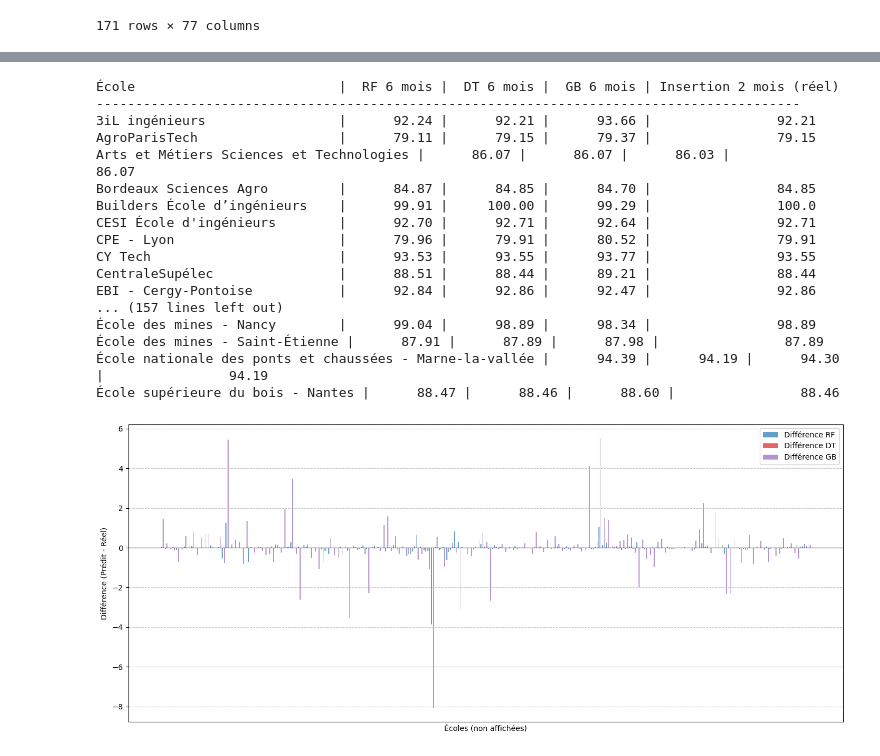
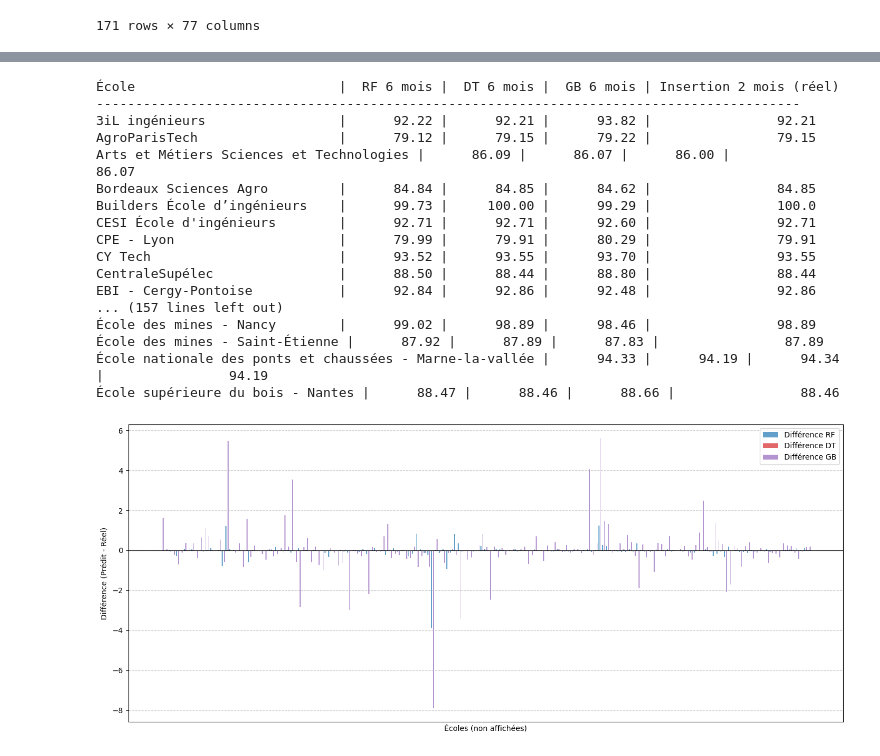
Before and after one commit to LucasKoc/ST2MLE-PRJ, a Jupyter notebook: scrapping_numerical.ipynb, the cells around one changed output, grey strips where cells are left out. Drawn from its saved outputs; the diff is of its cells as text; code cells hidden in the pictures.

```diff
--- a/scrapping_numerical.ipynb
+++ b/scrapping_numerical.ipynb
@@ -289,6 +314,10 @@ def export_df_to_csv(df, filename):
 # %%
 import pandas as pd
-from sklearn.ensemble import RandomForestRegressor, HistGradientBoostingRegressor, GradientBoostingRegressor
+from sklearn.ensemble import (
+    RandomForestRegressor,
+    HistGradientBoostingRegressor,
+    GradientBoostingRegressor,
+)
 from sklearn.tree import DecisionTreeRegressor
 import matplotlib.pyplot as plt
 import numpy as np
@@ -296,20 +325,19 @@ import numpy as np
 # Colonnes explicatives pertinentes
 features = [
     'note_brute_insertion_à_deux_mois',
-    'note_brute_salaire_à_la_sortie',
-    "note_brute_diplômés_en_poste_à_l'international",
+    'note_brute_diplômés_en_poste_à_l\'international',
     'note_brute_forums_entreprises',
     'note_brute_label_dd&rs',
     'note_brute_masse_et_encadrement_des_doctorants',
     'note_brute_moyenne_au_bac_des_intégrés',
     'note_brute_ouverture_sociale',
-    'note_brute_parité_au_sein_de_la_promotion_(hommes/femmes)',
-    "note_brute_part_d'enseignants-chercheurs",
+    'note_brute_part_d\'enseignants-chercheurs',
     'note_brute_politique_de_chaires',
     "note_brute_pourcentage_d'étudiants_internationaux",
-    'note_brute_réputation_internationale',
-    "note_brute_taux_d'alternants",
+    'note_brute_taux_d\'alternants',
     'note_brute_étudiants_rémunérés_pendant_leurs_études',
+    'note_brute_part_etudiant_hommes',
+    'note_brute_part_etudiant_femmes',
 ]
 
 # Préparation des données
@@ -318,7 +346,9 @@ X = X.fillna(X.mean())
 
 ecoles = df["ecole"] if "ecole" in df.columns else [f"École {i}" for i in range(len(df))]
 
-y_proxy = df['note_brute_insertion_à_deux_mois'].fillna(df['note_brute_insertion_à_deux_mois'].mean())
+y_proxy = df['note_brute_insertion_à_deux_mois'].fillna(
+    df['note_brute_insertion_à_deux_mois'].mean()
+)
 
 # Pas de split ici puisque tu entraînes sur toutes les données
 
@@ -341,12 +371,16 @@ y_pred_dt = model_dt.predict(X)
 y_pred_gb = model_gb.predict(X)
 
 # Affichage des prédictions
-print(f"{'École':30} | {'RF 6 mois':>10} | {'DT 6 mois':>10} | {'GB 6 mois':>10} | {'Insertion 2 mois (réel)':>20}")
-print("-"*90)
+print(
+    f"{'École':30} | {'RF 6 mois':>10} | {'DT 6 mois':>10} | {'GB 6 mois':>10} | {'Insertion 2 mois (réel)':>20}"
+)
+print("-" * 90)
 for nom_ecole, pred_rf, pred_dt, pred_gb in zip(ecoles, y_pred_rf, y_pred_dt, y_pred_gb):
     vrai_2_mois = df.loc[df['ecole'] == nom_ecole, 'note_brute_insertion_à_deux_mois'].values
     vrai_2_mois = vrai_2_mois[0] if len(vrai_2_mois) > 0 else None
-    print(f"{nom_ecole:30} | {pred_rf:10.2f} | {pred_dt:10.2f} | {pred_gb:10.2f} | {str(vrai_2_mois):>20}")
+    print(
+        f"{nom_ecole:30} | {pred_rf:10.2f} | {pred_dt:10.2f} | {pred_gb:10.2f} | {str(vrai_2_mois):>20}"
+    )
 
 # Vraies valeurs pour correspondre aux écoles
 vrais_2_mois = []
@@ -356,45 +390,45 @@ for nom_ecole in ecoles:
 
 x = np.arange(len(ecoles))
 width = 0.25
 
 # Calcul des différences pour chaque modèle
 differences_rf = np.array(y_pred_rf) - np.array(vrais_2_mois)
 differences_dt = np.array(y_pred_dt) - np.array(vrais_2_mois)
 differences_gb = np.array(y_pred_gb) - np.array(vrais_2_mois)
 
 plt.figure(figsize=(14, 6))
 
 plt.bar(x - width, differences_rf, width, label='Différence RF', color='tab:blue', alpha=0.7)
 plt.bar(x, differences_dt, width, label='Différence DT', color='tab:red', alpha=0.7)
 plt.bar(x + width, differences_gb, width, label='Différence GB', color='tab:purple', alpha=0.7)
 
 plt.axhline(0, color='black', linewidth=0.8)
 plt.ylabel('Différence (Prédit - Réel)')
 plt.xlabel('Écoles (non affichées)')
 plt.legend()
 plt.grid(True, axis='y', linestyle='--', alpha=0.7)
 
 # Ne pas afficher les labels x pour plus de lisibilité
 plt.xticks([])
 
 plt.tight_layout()
 plt.show()
 # %% [output]
 École                          |  RF 6 mois |  DT 6 mois |  GB 6 mois | Insertion 2 mois (réel)
 ------------------------------------------------------------------------------------------
-3iL ingénieurs                 |      92.24 |      92.21 |      93.66 |                92.21
-AgroParisTech                  |      79.11 |      79.15 |      79.37 |                79.15
-Arts et Métiers Sciences et Technologies |      86.07 |      86.07 |      86.03 |                86.07
-Bordeaux Sciences Agro         |      84.87 |      84.85 |      84.70 |                84.85
-Builders École d’ingénieurs    |      99.91 |     100.00 |      99.29 |                100.0
-CESI École d'ingénieurs        |      92.70 |      92.71 |      92.64 |                92.71
-CPE - Lyon                     |      79.96 |      79.91 |      80.52 |                79.91
-CY Tech                        |      93.53 |      93.55 |      93.77 |                93.55
-CentraleSupélec                |      88.51 |      88.44 |      89.21 |                88.44
-EBI - Cergy-Pontoise           |      92.84 |      92.86 |      92.47 |                92.86
+3iL ingénieurs                 |      92.22 |      92.21 |      93.82 |                92.21
+AgroParisTech                  |      79.12 |      79.15 |      79.22 |                79.15
+Arts et Métiers Sciences et Technologies |      86.09 |      86.07 |      86.00 |                86.07
+Bordeaux Sciences Agro         |      84.84 |      84.85 |      84.62 |                84.85
+Builders École d’ingénieurs    |      99.73 |     100.00 |      99.29 |                100.0
+CESI École d'ingénieurs        |      92.71 |      92.71 |      92.60 |                92.71
+CPE - Lyon                     |      79.99 |      79.91 |      80.29 |                79.91
+CY Tech                        |      93.52 |      93.55 |      93.70 |                93.55
+CentraleSupélec                |      88.50 |      88.44 |      88.80 |                88.44
+EBI - Cergy-Pontoise           |      92.84 |      92.86 |      92.48 |                92.86
 ... (157 lines left out)
-École des mines - Nancy        |      99.04 |      98.89 |      98.34 |                98.89
-École des mines - Saint-Étienne |      87.91 |      87.89 |      87.98 |                87.89
-École nationale des ponts et chaussées - Marne-la-vallée |      94.39 |      94.19 |      94.30 |                94.19
-École supérieure du bois - Nantes |      88.47 |      88.46 |      88.60 |                88.46
+École des mines - Nancy        |      99.02 |      98.89 |      98.46 |                98.89
+École des mines - Saint-Étienne |      87.92 |      87.89 |      87.83 |                87.89
+École nationale des ponts et chaussées - Marne-la-vallée |      94.33 |      94.19 |      94.34 |                94.19
+École supérieure du bois - Nantes |      88.47 |      88.46 |      88.66 |                88.46
-[figure, old version]
+[figure, new version]
```
Also changed, not shown: parts of 7 cells of this notebook.
